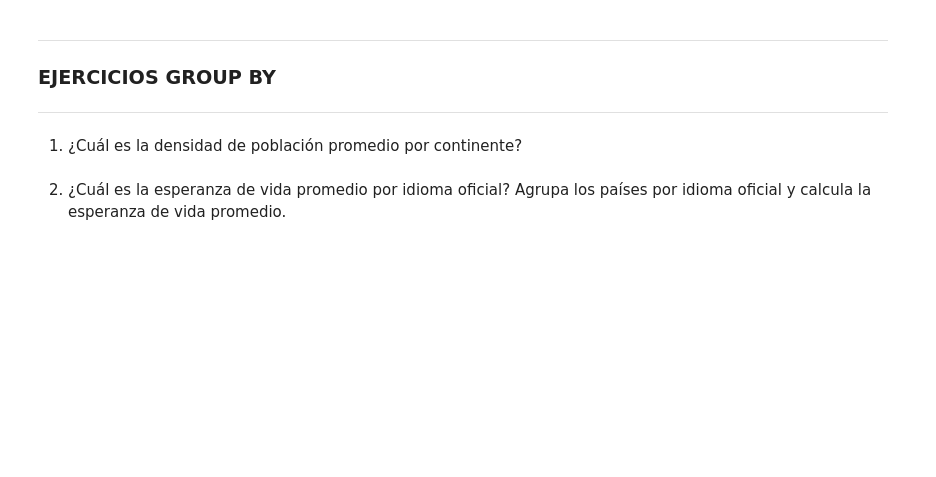
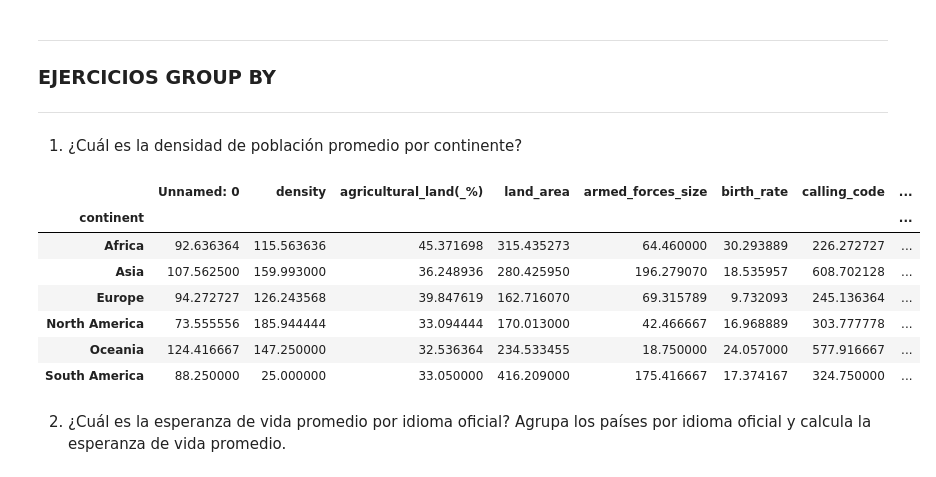
Before and after one commit to Adalab/da-modulo3-sprint1-pairprogramming-TamaraPatricia, a Jupyter notebook: pair-AGRUPACIONES.ipynb, the cells around one changed output. Drawn from its saved outputs; the diff is of its cells as text; code cells hidden in the pictures; blank space fills up the shorter version.

```diff
--- a/pair-AGRUPACIONES.ipynb
+++ b/pair-AGRUPACIONES.ipynb
@@ -52,6 +121,17 @@ _________
 _________
 # %% [markdown]
 1. ¿Cuál es la densidad de población promedio por continente?
+# %%
+df.groupby('continent').mean()
+# %% [output]
+|  | Unnamed: 0 | density | agricultural_land(_%) | land_area | armed_forces_size | birth_rate | calling_code | ... |
+| continent |  |  |  |  |  |  |  | ... |
+| Africa | 92.636364 | 115.563636 | 45.371698 | 315.435273 | 64.460000 | 30.293889 | 226.272727 | ... |
+| Asia | 107.562500 | 159.993000 | 36.248936 | 280.425950 | 196.279070 | 18.535957 | 608.702128 | ... |
+| Europe | 94.272727 | 126.243568 | 39.847619 | 162.716070 | 69.315789 | 9.732093 | 245.136364 | ... |
+| North America | 73.555556 | 185.944444 | 33.094444 | 170.013000 | 42.466667 | 16.968889 | 303.777778 | ... |
+| Oceania | 124.416667 | 147.250000 | 32.536364 | 234.533455 | 18.750000 | 24.057000 | 577.916667 | ... |
+| South America | 88.250000 | 25.000000 | 33.050000 | 416.209000 | 175.416667 | 17.374167 | 324.750000 | ... |
 # %% [markdown]
 2. ¿Cuál es la esperanza de vida promedio por idioma oficial? Agrupa los países por idioma oficial y calcula la esperanza de vida promedio.
 # %% [markdown]
```
Also changed, not shown: parts of 26 cells of this notebook.
